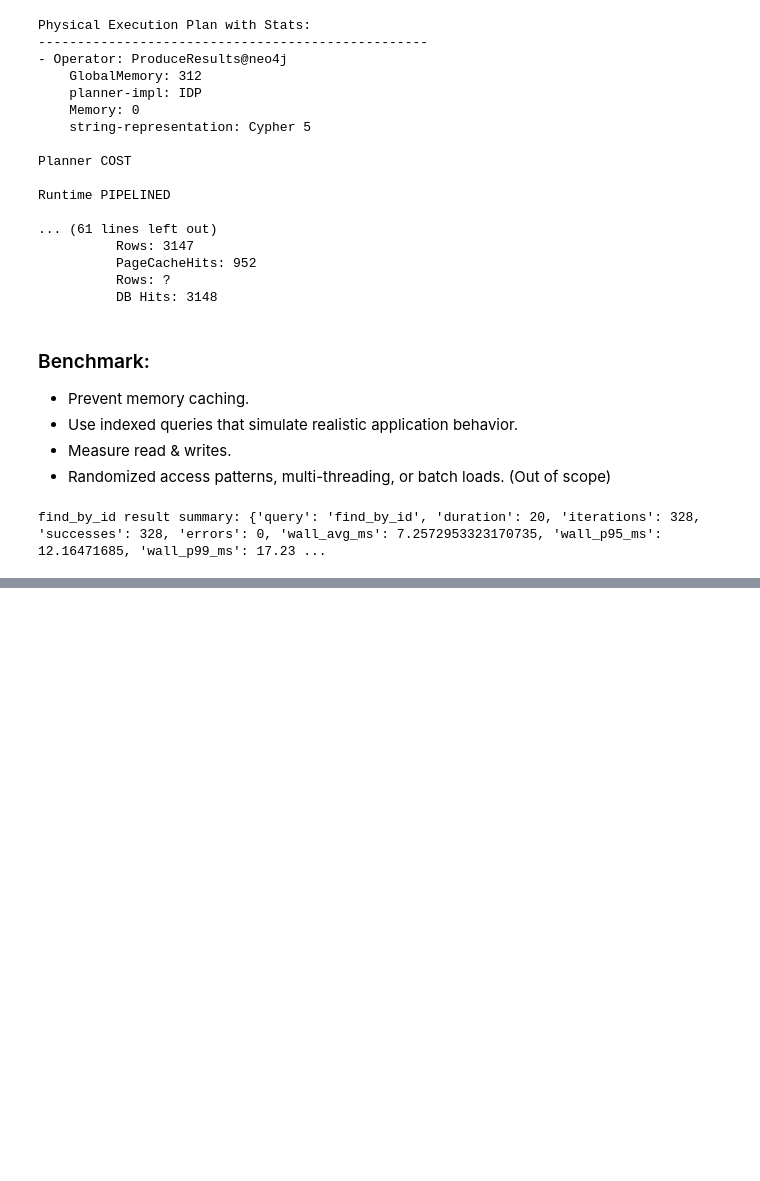
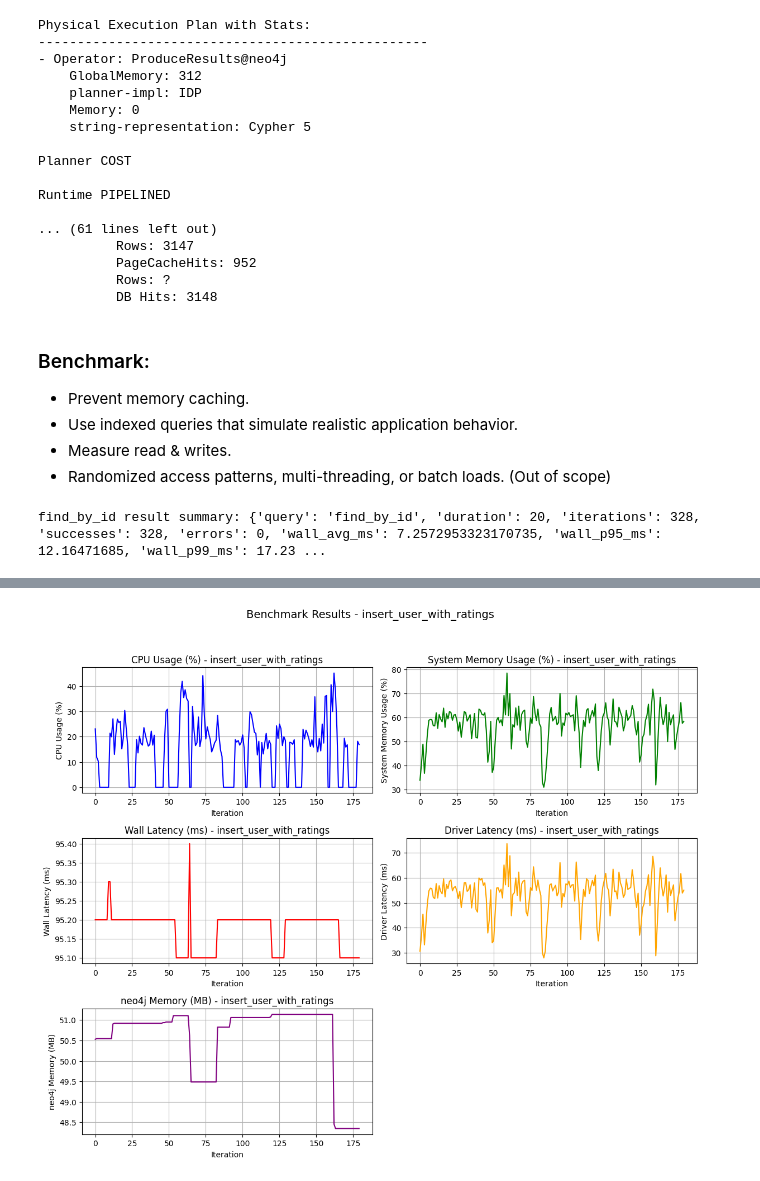
Before and after one commit to enzofali/bdnr, a Jupyter notebook: notebooks/benchmark/neo4j.ipynb, the cells around one changed output, grey strips where cells are left out. Cells and saved outputs as stored; diff of their text form; code cells hidden in the pictures; blank space fills up the shorter version.

```diff
--- a/notebooks/benchmark/neo4j.ipynb
+++ b/notebooks/benchmark/neo4j.ipynb
@@ -757,0 +860,10 @@ print(peliculas_huerfanas())
+# %%
+write_queries = [
+    ("insert_single_movie", insert_single_movie),
+    ("insert_multiple_movies", insert_multiple_movies),
+    ("insert_user_with_ratings", insert_user_with_ratings),
+]
+
+for query_id, query_func in write_queries:
+    result = run_benchmark(query_id, query_func, duration=20)
+    print(f"{query_id} result summary:", result.summary)
@@ -757,0 +874,13 @@ print(peliculas_huerfanas())
+# %%
+from src.benchmark.utils import plot_benchmark_results
+
+plot_benchmark_results(
+    query_id,
+    result.series["sys_cpu_pct"],
+    result.series["sys_mem_pct"],
+    result.series["wall_ms"],
+    result.series["driver_ms"],
+    neo4j_mem=result.series["neo4j_rss_mb"]
+)
+# %% [output]
+[figure, added]
```
Also changed, not shown: parts of 7 cells of this notebook, 4 other files.
